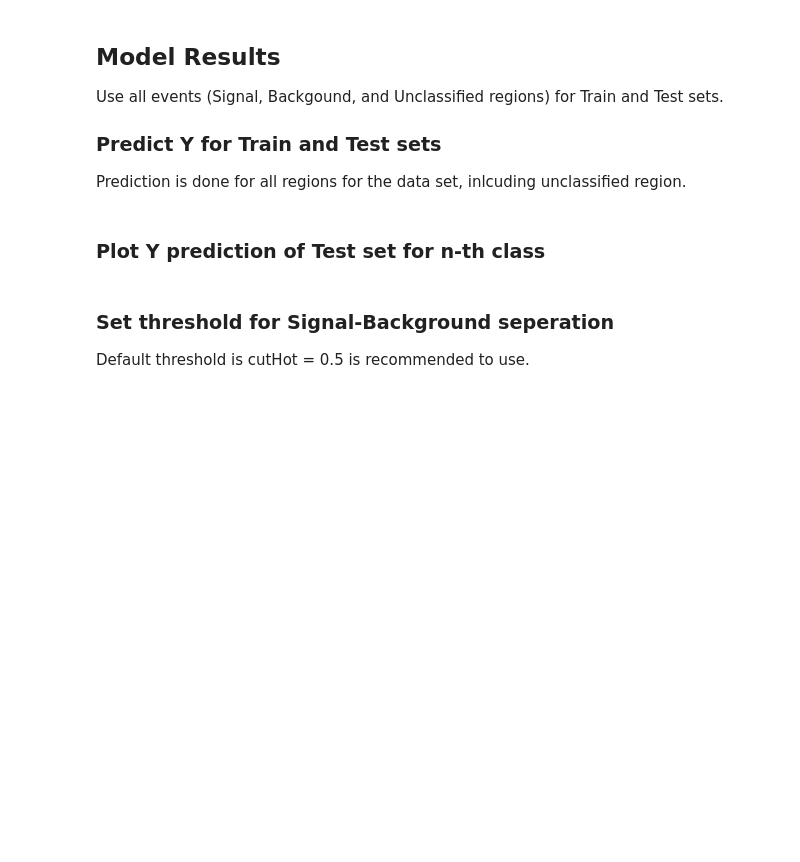
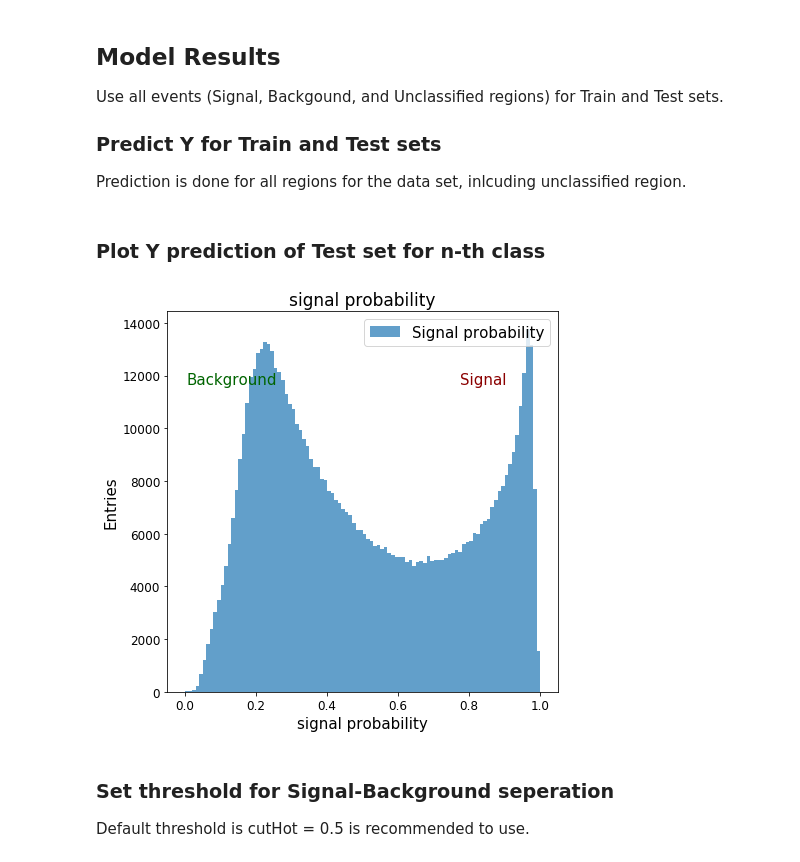
Before and after one commit to kropiv/MLforNI, a Jupyter notebook: NI_ML.ipynb, the cells around one changed output. Saved outputs shown, nothing was run; the diff lists cells and outputs as text; code cells hidden in the pictures; blank space fills up the shorter version.

```diff
--- a/NI_ML.ipynb
+++ b/NI_ML.ipynb
@@ -1258,7 +1430,7 @@ def NN_2Layers(input_shape, nClasses):
     if NumHidLayers > 1: # from 2 hidden layers
 #         nLayer = int((2*numIn + nClasses)/3)
 #         nLayer = int((numIn + nClasses)/2) # default
-        nLayer = int(0.4*(numIn + nClasses))# modified
+        nLayer = int(0.4*(numIn + nClasses)*1.2)# modified
 #         if DropoutMode == True:
 #             nLayer = int(nLayer/(1-Dropout_frac))# modified -> give more parameters to train if drop
 #         nLayer = int(0.33*(numIn + nClasses))# mod1 - bad
@@ -1279,7 +1451,8 @@ def NN_2Layers(input_shape, nClasses):
     # 2nd hidden layer
     if NumHidLayers > 1:
 #         nLayer2 = int((2*nClasses + numIn)/3)
-        nLayer2 = int((nClasses + nLayer)/2)
+#         nLayer2 = int((nClasses + nLayer)/2)
+        nLayer2 = nLayer
 #         if DropoutMode == True:
 #             nLayer2 = int(nLayer2/(1-Dropout_frac))
         if RegMode == True:
@@ -1660,55 +1878,63 @@ Use all events (Signal, Backgound, and Unclassified regions) for Train and Test
 ### Predict Y for Train and Test sets <a class="anchor" id="PredictY"></a>
 Prediction is done for all regions for the data set, inlcuding unclassified region.
 # %%
-Y_hot_Test_pred = model_X.predict(Xnorm_Test)
-Y_hot_Train_pred = model_X.predict(Xnorm_Train)
+Y_hot_Test_pred = model_X.predict(Xnorm_Test_PCA)
+Y_hot_Train_pred = model_X.predict(Xnorm_Train_PCA)
 
-# Y_hot_Test_pred = model_X.predict_proba(Xnorm_Test)
-# Y_hot_Train_pred = model_X.predict_proba(Xnorm_Train)
+# Y_hot_Test_pred = model_X.predict(Xnorm_Test)
+# Y_hot_Train_pred = model_X.predict(Xnorm_Train)
 # %% [markdown]
 ### Plot Y prediction of Test set for n-th class <a class="anchor" id="PlotY"></a>
 # %%
 # Signal class:
 nclass = 0
 
 Y_Test_pred_nclass = Y_hot_Test_pred[:,nclass]
-fig, (ax,bx) = plt.subplots(1,2, figsize=(15,7))
+# fig, (ax,bx) = plt.subplots(1,2, figsize=(15,7))
+fig, (ax) = plt.subplots(1,1, figsize=(7,7))
 num_bins = 100
 transperance = 0.7
 
 n, bins, patches = ax.hist(Y_Test_pred_nclass,
                             num_bins, range =[0,1], alpha = transperance)
-n, bins, patches = bx.hist(Y_Test_pred_nclass,
-                            num_bins, range =[1.0e-3,1-1.0e-3], alpha = transperance)
+# n, bins, patches = bx.hist(Y_Test_pred_nclass,
+#                             num_bins, range =[1.0e-3,1-1.0e-3], alpha = transperance)
 Xtitle = 'signal probability'
 Ytitle = 'Entries'
 ax.set_xlabel(Xtitle)
 ax.set_ylabel(Ytitle)
 ax.set_title(Xtitle)
 ax.legend(['Signal probability'], loc='upper right')
-ax.text(0.1, 0.8, "Background",
+# x_B, y_B = 0.1, 0.8
+# x_S, y_S = 0.75, 0.5
+x_B, y_B = 0.05, 0.8
+x_S, y_S = 0.75, 0.8
+ax.text(x_B, y_B, "Background",
         verticalalignment='bottom', horizontalalignment='left',
         transform=ax.transAxes, color='darkgreen', fontsize=15)
-ax.text(0.75, 0.5, "Signal",
+ax.text(x_S, y_S, "Signal",
         verticalalignment='bottom', horizontalalignment='left',
         transform=ax.transAxes, color='darkred', fontsize=15)
-bx.text(0.1, 0.8, "Background",
-        verticalalignment='bottom', horizontalalignment='left',
-        transform=bx.transAxes, color='darkgreen', fontsize=15)
-bx.text(0.75, 0.75, "Signal",
-        verticalalignment='bottom', horizontalalignment='left',
-        transform=bx.transAxes, color='darkred', fontsize=15)
 
-Xtitle = 'signal probability from $10^{-3}$ to $1-10^{-3}$'
-bx.set_xlabel(Xtitle)
-bx.set_ylabel(Ytitle)
-bx.set_title(Xtitle)
-bx.legend(['Signal probability'], loc='upper right')
+# bx.text(0.1, 0.8, "Background",
+#         verticalalignment='bottom', horizontalalignment='left',
+#         transform=bx.transAxes, color='darkgreen', fontsize=15)
+# bx.text(0.75, 0.75, "Signal",
+#         verticalalignment='bottom', horizontalalignment='left',
+#         transform=bx.transAxes, color='darkred', fontsize=15)
+
+# Xtitle = 'signal probability from $10^{-3}$ to $1-10^{-3}$'
+# bx.set_xlabel(Xtitle)
+# bx.set_ylabel(Ytitle)
+# bx.set_title(Xtitle)
+# bx.legend(['Signal probability'], loc='upper right')
 
 #plt.xscale('log')
 
 plt.savefig('Results/' + ModelName +'_SignalProbability.pdf')
 plt.show()
+# %% [output]
+[figure, added]
 # %% [markdown]
 ### Set threshold for Signal-Background seperation <a class="anchor" id="SetYthreshold"></a>
 
```
Also changed, not shown: parts of 18 cells of this notebook.
